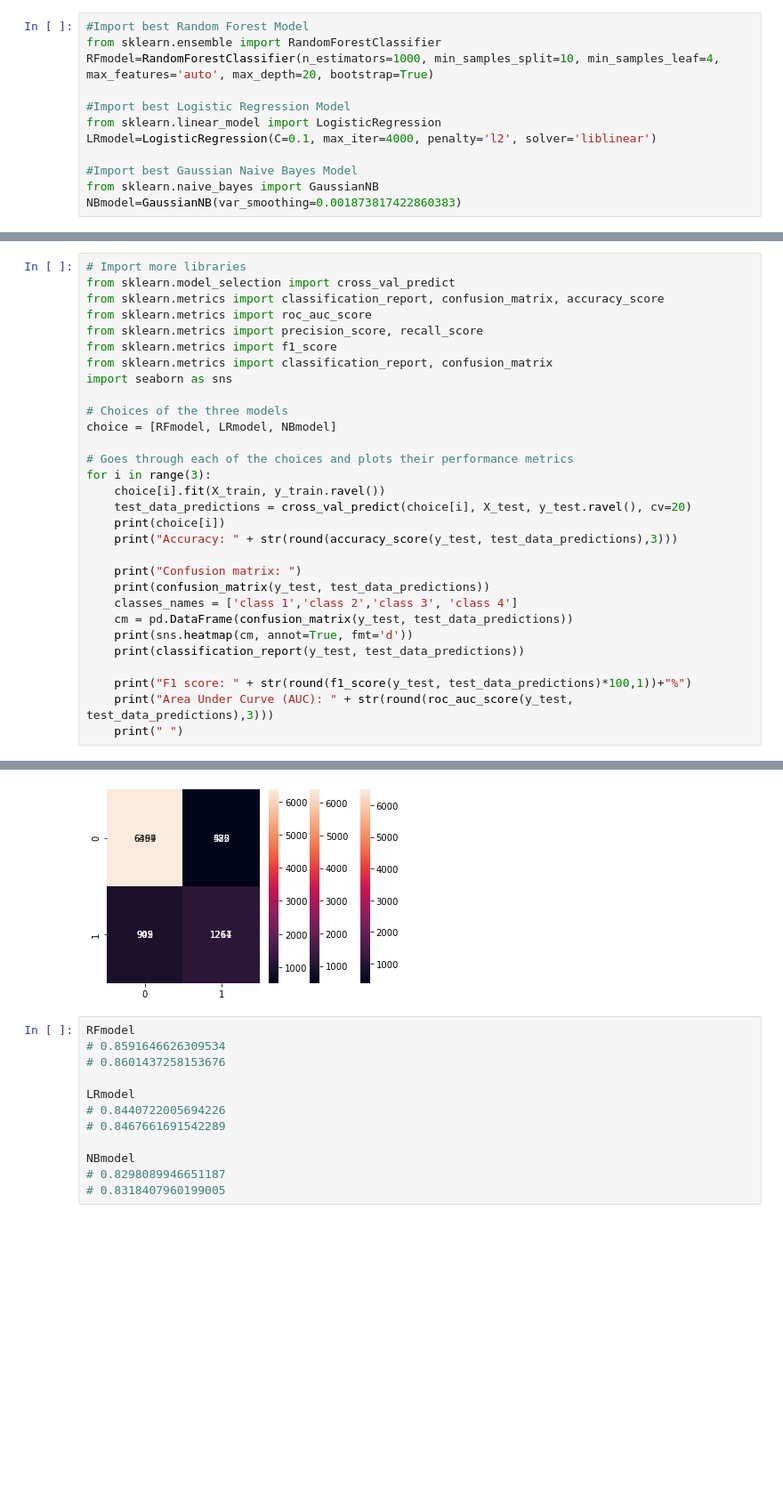
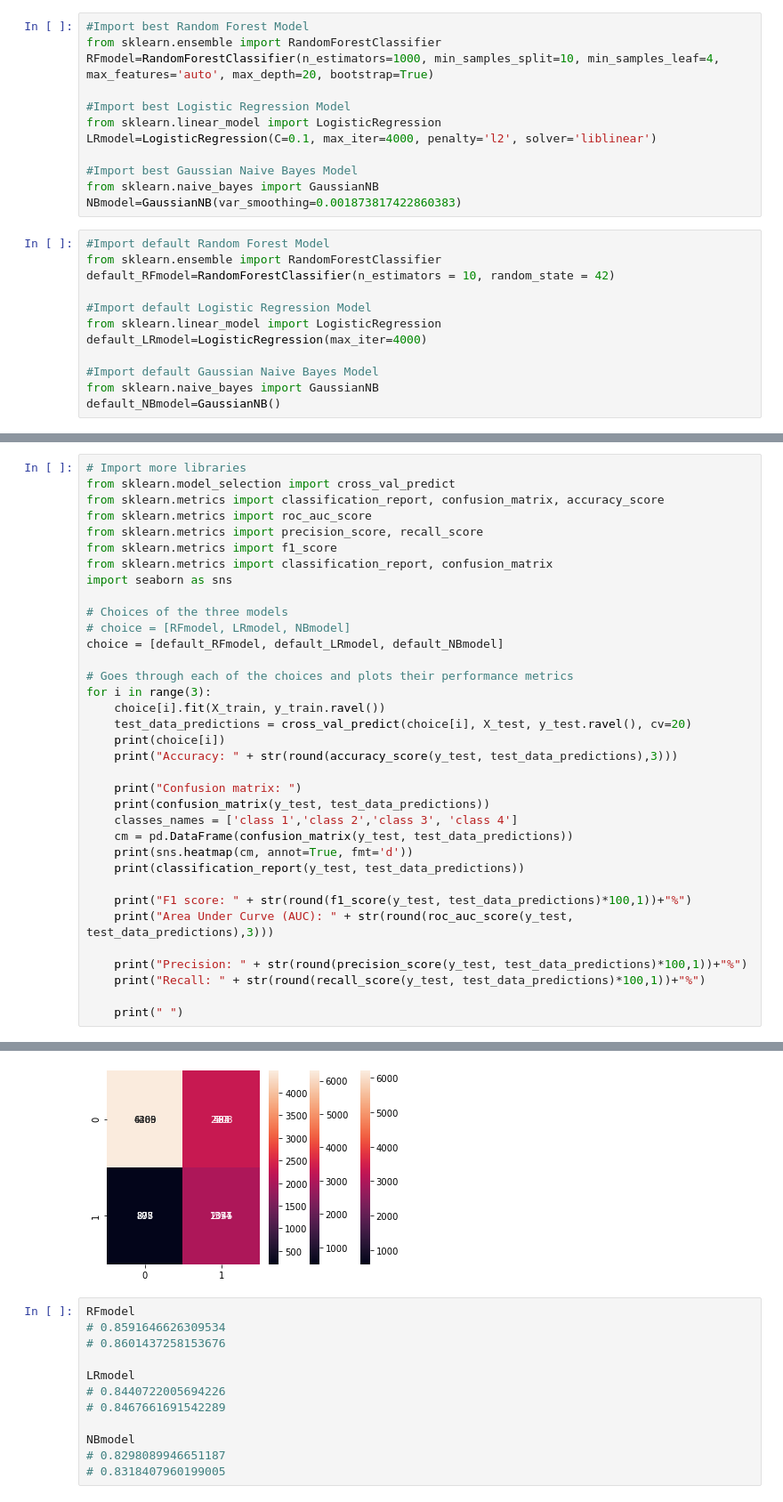
Before and after one commit to MattSchaefer24/machine-learning, a Jupyter notebook: Final_Testing.ipynb, the cells around one changed output, grey strips where cells are left out. Shown: that part at 89% size. Drawn from its saved outputs; the diff is of its cells as text; blank space fills up the shorter version.

```diff
--- a/Final_Testing.ipynb
+++ b/Final_Testing.ipynb
@@ -165,3 +165,15 @@ LRmodel=LogisticRegression(C=0.1, max_iter=4000, penalty='l2', solver='liblinear
 #Import best Gaussian Naive Bayes Model
 from sklearn.naive_bayes import GaussianNB
 NBmodel=GaussianNB(var_smoothing=0.001873817422860383)
+# %%
+#Import default Random Forest Model
+from sklearn.ensemble import RandomForestClassifier
+default_RFmodel=RandomForestClassifier(n_estimators = 10, random_state = 42)
+
+#Import default Logistic Regression Model
+from sklearn.linear_model import LogisticRegression
+default_LRmodel=LogisticRegression(max_iter=4000)
+
+#Import default Gaussian Naive Bayes Model
+from sklearn.naive_bayes import GaussianNB
+default_NBmodel=GaussianNB()
@@ -176,7 +252,8 @@ from sklearn.metrics import classification_report, confusion_matrix
 import seaborn as sns
 
 # Choices of the three models
-choice = [RFmodel, LRmodel, NBmodel]
+# choice = [RFmodel, LRmodel, NBmodel]
+choice = [default_RFmodel, default_LRmodel, default_NBmodel]
 
 # Goes through each of the choices and plots their performance metrics
 for i in range(3):
@@ -194,5 +271,9 @@ for i in range(3):
 
     print("F1 score: " + str(round(f1_score(y_test, test_data_predictions)*100,1))+"%")
     print("Area Under Curve (AUC): " + str(round(roc_auc_score(y_test, test_data_predictions),3)))
+
+    print("Precision: " + str(round(precision_score(y_test, test_data_predictions)*100,1))+"%")
+    print("Recall: " + str(round(recall_score(y_test, test_data_predictions)*100,1))+"%")
+
     print(" ")
 # %% [output]
@@ -216,4 +297,4 @@ Area Under Curve (AUC): 0.743
-[figure, old version]
+[figure, new version]
 # %%
 RFmodel
 # 0.8591646626309534
```
Also changed, not shown: parts of 7 cells of this notebook.
